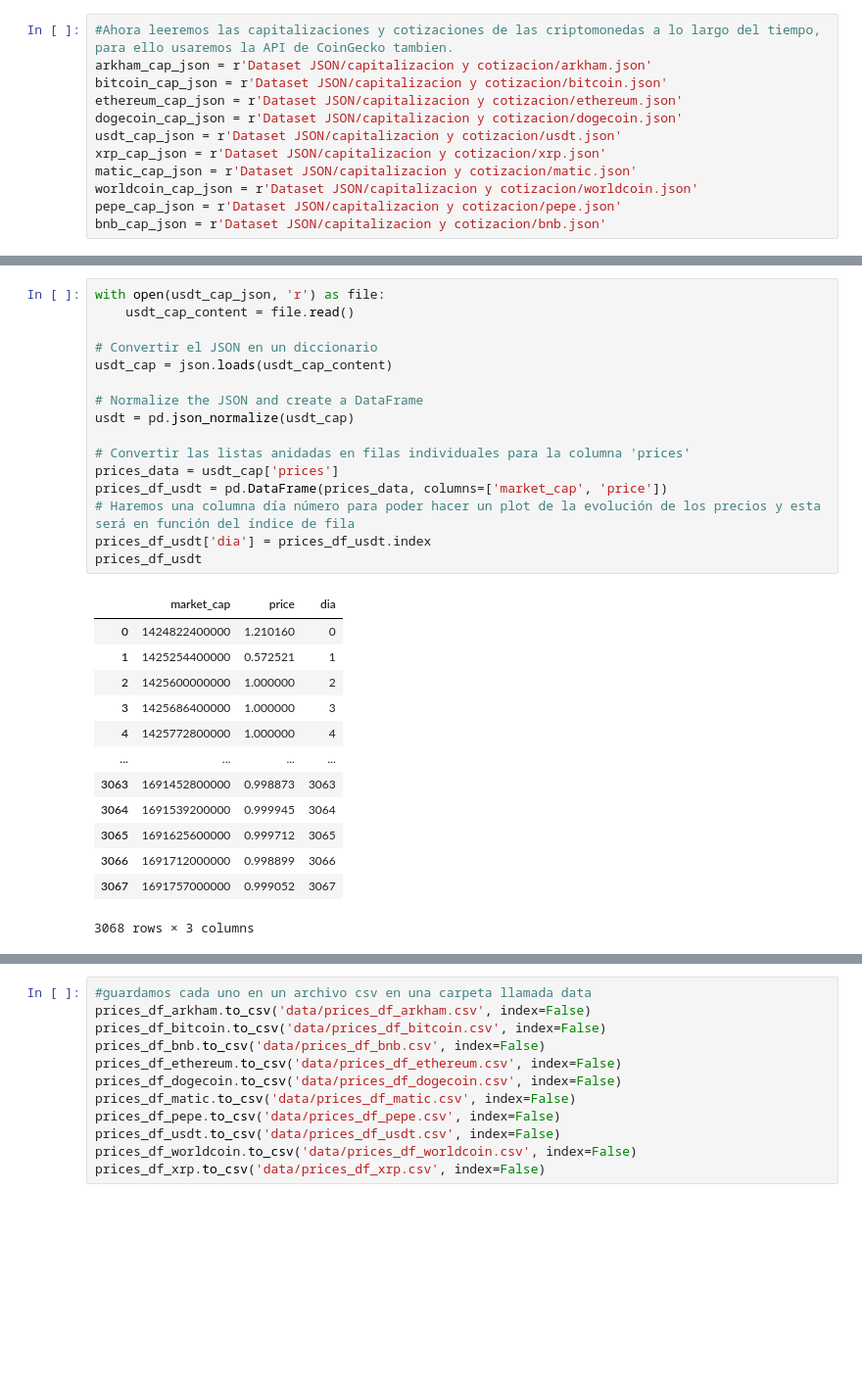
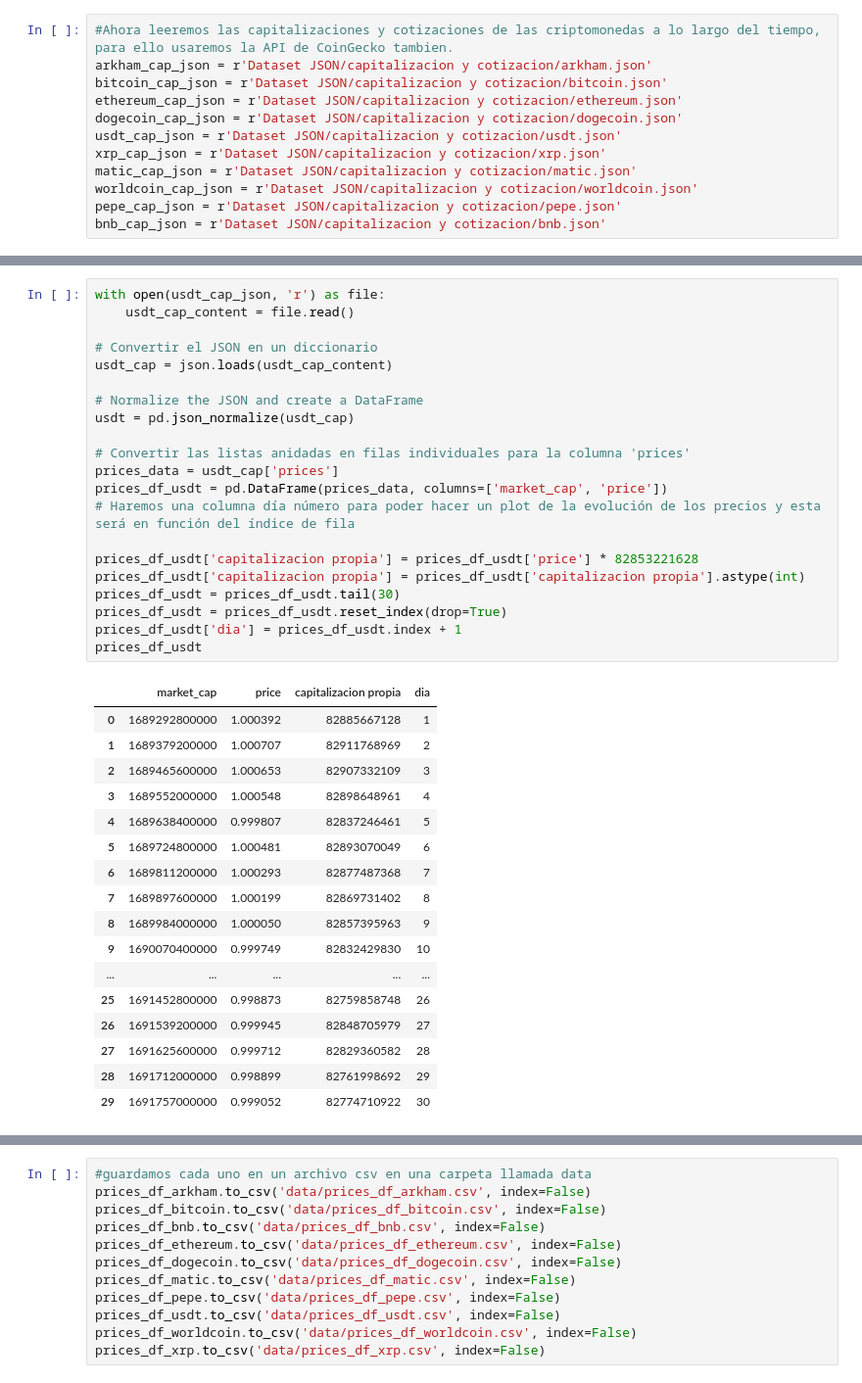
Before and after one commit to NahuVidales/CryptoDataAnalytics, a Jupyter notebook: ETL.ipynb, the cells around one changed output, grey strips where cells are left out. Shown at 98% size. Drawn from its saved outputs; the diff is of its cells as text; blank space fills up the shorter version.

```diff
--- a/ETL.ipynb
+++ b/ETL.ipynb
@@ -663,33 +702,42 @@ prices_df_pepe
 # %%
 with open(usdt_cap_json, 'r') as file:
     usdt_cap_content = file.read()
 
 # Convertir el JSON en un diccionario
 usdt_cap = json.loads(usdt_cap_content)
 
 # Normalize the JSON and create a DataFrame
 usdt = pd.json_normalize(usdt_cap)
 
 # Convertir las listas anidadas en filas individuales para la columna 'prices'
 prices_data = usdt_cap['prices']
 prices_df_usdt = pd.DataFrame(prices_data, columns=['market_cap', 'price'])
 # Haremos una columna día número para poder hacer un plot de la evolución de los precios y esta será en función del índice de fila
-prices_df_usdt['dia'] = prices_df_usdt.index
+
+prices_df_usdt['capitalizacion propia'] = prices_df_usdt['price'] * 82853221628
+prices_df_usdt['capitalizacion propia'] = prices_df_usdt['capitalizacion propia'].astype(int)
+prices_df_usdt = prices_df_usdt.tail(30)
+prices_df_usdt = prices_df_usdt.reset_index(drop=True)
+prices_df_usdt['dia'] = prices_df_usdt.index + 1
 prices_df_usdt
 # %% [output]
-|  | market_cap | price | dia |
-| 0 | 1424822400000 | 1.210160 | 0 |
-| 1 | 1425254400000 | 0.572521 | 1 |
-| 2 | 1425600000000 | 1.000000 | 2 |
-| 3 | 1425686400000 | 1.000000 | 3 |
-| 4 | 1425772800000 | 1.000000 | 4 |
-| ... | ... | ... | ... |
-| 3063 | 1691452800000 | 0.998873 | 3063 |
-| 3064 | 1691539200000 | 0.999945 | 3064 |
-| 3065 | 1691625600000 | 0.999712 | 3065 |
-| 3066 | 1691712000000 | 0.998899 | 3066 |
-| 3067 | 1691757000000 | 0.999052 | 3067 |
+|  | market_cap | price | capitalizacion propia | dia |
+| 0 | 1689292800000 | 1.000392 | 82885667128 | 1 |
+| 1 | 1689379200000 | 1.000707 | 82911768969 | 2 |
+| 2 | 1689465600000 | 1.000653 | 82907332109 | 3 |
+| 3 | 1689552000000 | 1.000548 | 82898648961 | 4 |
+| 4 | 1689638400000 | 0.999807 | 82837246461 | 5 |
+| 5 | 1689724800000 | 1.000481 | 82893070049 | 6 |
+| 6 | 1689811200000 | 1.000293 | 82877487368 | 7 |
+| 7 | 1689897600000 | 1.000199 | 82869731402 | 8 |
+| 8 | 1689984000000 | 1.000050 | 82857395963 | 9 |
+| 9 | 1690070400000 | 0.999749 | 82832429830 | 10 |
+| ... | ... | ... | ... | ... |
+| 25 | 1691452800000 | 0.998873 | 82759858748 | 26 |
+| 26 | 1691539200000 | 0.999945 | 82848705979 | 27 |
+| 27 | 1691625600000 | 0.999712 | 82829360582 | 28 |
+| 28 | 1691712000000 | 0.998899 | 82761998692 | 29 |
+| 29 | 1691757000000 | 0.999052 | 82774710922 | 30 |
-3068 rows × 3 columns
 # %%
 with open(worldcoin_cap_json, 'r') as file:
     worldcoin_cap_content = file.read()
```
Also changed, not shown: parts of 11 cells of this notebook, 11 other files.
